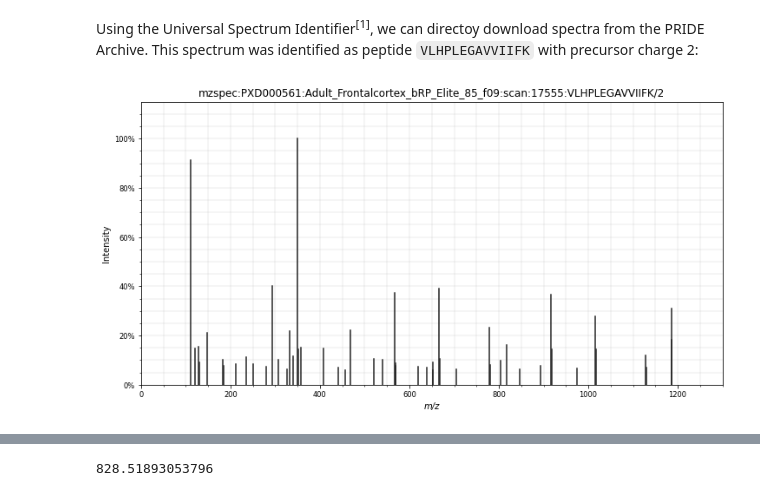
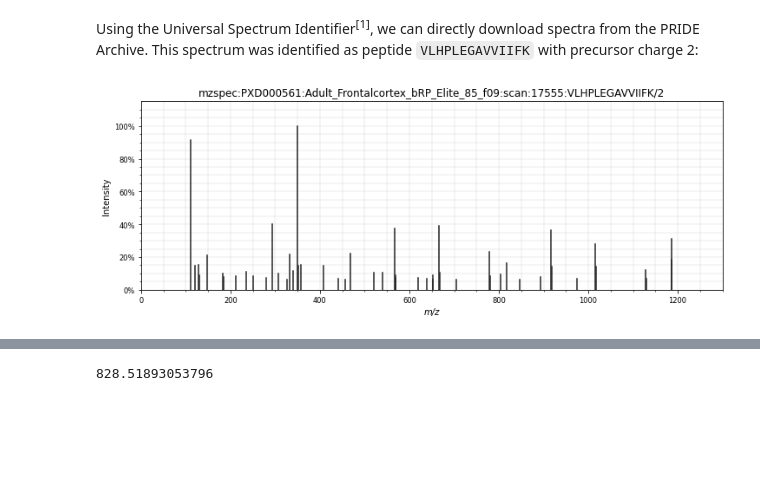
Before and after one commit to compomics/workshop-ml-proteomics, a Jupyter notebook: 1.1 MS²PIP spectrum prediction.ipynb, the cells around one changed output, grey strips where cells are left out. Drawn from its saved outputs; the diff is of its cells as text; code cells hidden in the pictures; blank space fills up the shorter version.

```diff
--- a/1.1 MS²PIP spectrum prediction.ipynb
+++ b/1.1 MS²PIP spectrum prediction.ipynb
@@ -13,13 +21,15 @@ _Figure 1.1 Overview of a data-dependent mass spectrometry workflow with peptide
 # %% [markdown]
-Using the Universal Spectrum Identifier<sup>[1]</sup>, we can directoy download spectra from the PRIDE Archive. This spectrum was identified as peptide `VLHPLEGAVVIIFK` with precursor charge 2:
+Using the Universal Spectrum Identifier<sup>[1]</sup>, we can directly download spectra from the PRIDE Archive. This spectrum was identified as peptide `VLHPLEGAVVIIFK` with precursor charge 2:
-# %%
-from scripts.ms2pip_utils import plot_unannotated_usi_spectrum
-
-plot_unannotated_usi_spectrum(
-    "mzspec:PXD000561:Adult_Frontalcortex_bRP_Elite_85_f09:scan:17555:VLHPLEGAVVIIFK/2"
-)
-# %% [output]
-[figure, removed]
+# %%
+usi = "mzspec:PXD000561:Adult_Frontalcortex_bRP_Elite_85_f09:scan:17555:VLHPLEGAVVIIFK/2"
+observed_spectrum = get_usi_spectrum(usi)
+
+plt.figure(figsize=(12,4))
+plt.title(usi)
+sup.spectrum(observed_spectrum)
+plt.show()
+# %% [output]
+[figure, added]
 # %% [markdown]
 **How do we know that this is the spectrum for peptide `VLHPLEGAVVIIFK`?**
 
```
Also changed, not shown: parts of 31 cells of this notebook.
